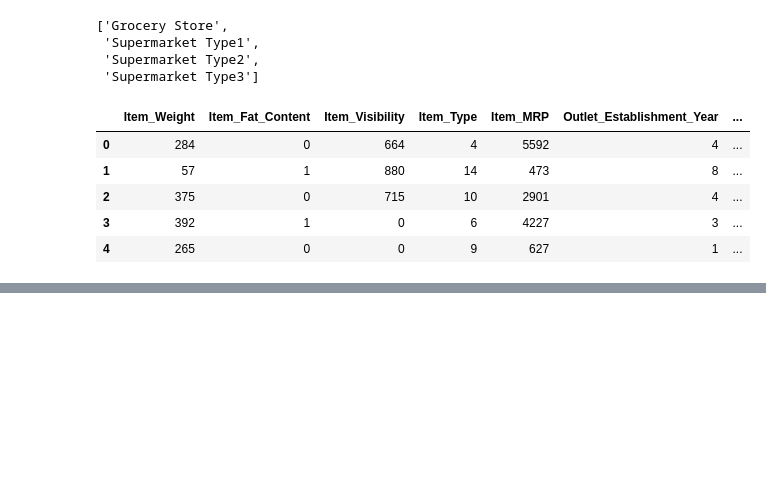
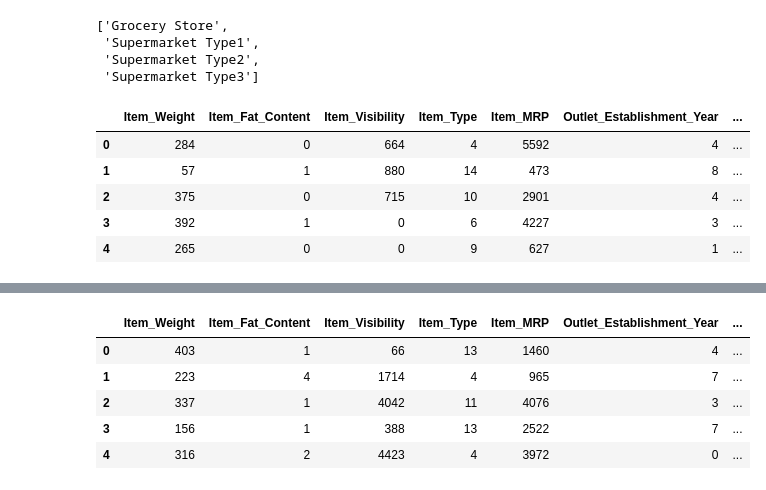
Before and after one commit to fariafarzana11/big_mart_sales, a Jupyter notebook: Big_Mart_Feature_Engineerning.ipynb, the cells around one changed output, grey strips where cells are left out. Drawn from its saved outputs; the diff is of its cells as text; code cells hidden in the pictures; blank space fills up the shorter version.

```diff
--- a/Big_Mart_Feature_Engineerning.ipynb
+++ b/Big_Mart_Feature_Engineerning.ipynb
@@ -304,0 +364,3 @@ train_df.head()
+# %%
+test_df["Outlet_Location_Type"]=test_df["Outlet_Location_Type"].astype("category")
+test_df["Outlet_Location_Type"].dtypes
@@ -304,0 +369,2 @@ train_df.head()
+# %%
+test_df["Outlet_Location_Type"]=test_df["Outlet_Location_Type"].cat.codes
@@ -304,0 +380,3 @@ train_df.head()
+# %%
+test_df["Outlet_Type"]=test_df["Outlet_Type"].astype("category")
+test_df["Outlet_Type"].dtypes
@@ -304,0 +385,2 @@ train_df.head()
+# %%
+test_df["Outlet_Type"]=test_df["Outlet_Type"].cat.codes
@@ -305,3 +396,12 @@ train_df.head()
+# %%
+test_df.head()
+# %% [output]
+|  | Item_Weight | Item_Fat_Content | Item_Visibility | Item_Type | Item_MRP | Outlet_Establishment_Year | ... |
+| 0 | 403 | 1 | 66 | 13 | 1460 | 4 | ... |
+| 1 | 223 | 4 | 1714 | 4 | 965 | 7 | ... |
+| 2 | 337 | 1 | 4042 | 11 | 4076 | 3 | ... |
+| 3 | 156 | 1 | 388 | 13 | 2522 | 7 | ... |
+| 4 | 316 | 2 | 4423 | 4 | 3972 | 0 | ... |
 # %%
 train_df.to_csv("featured_train.csv")
 test_df.to_csv("featured_test.csv")
```
Also changed, not shown: parts of 25 cells of this notebook.
